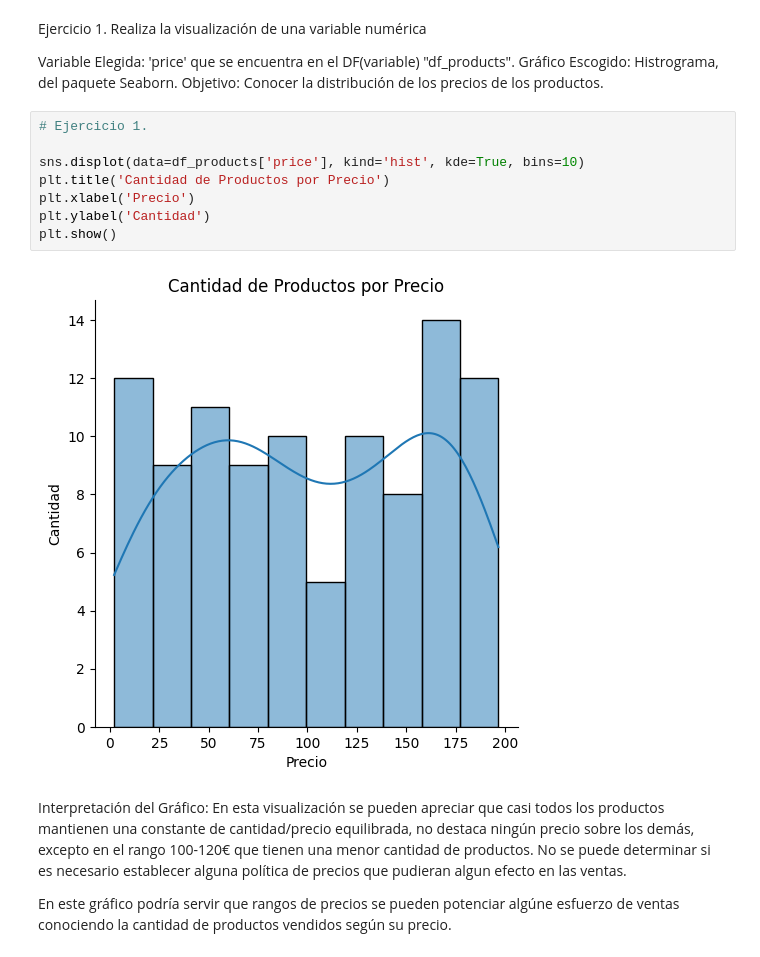
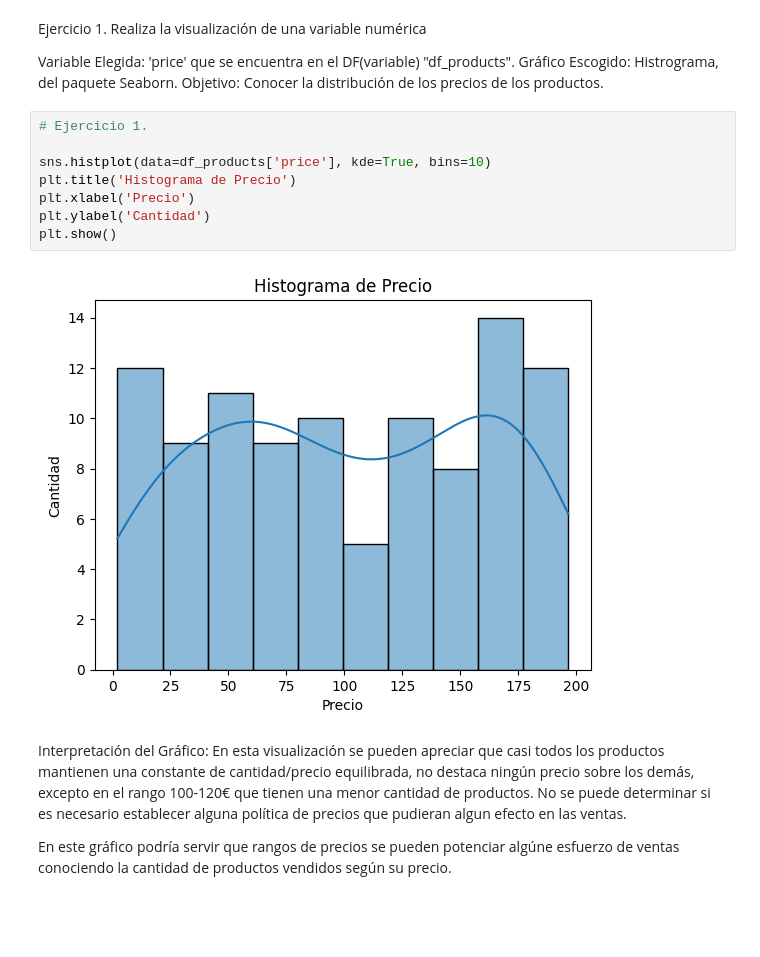
Before and after one commit to hailemen/sprint8, a Jupyter notebook: HAILE_SPRINT8_NIVEL1.ipynb, the cells around one changed output. Saved outputs shown, nothing was run; the diff lists cells and outputs as text; blank space fills up the shorter version.

```diff
--- a/HAILE_SPRINT8_NIVEL1.ipynb
+++ b/HAILE_SPRINT8_NIVEL1.ipynb
@@ -155,13 +155,13 @@ Objetivo: Conocer la distribución de los precios de los productos.
 # %%
 # Ejercicio 1.
 
-sns.displot(data=df_products['price'], kind='hist', kde=True, bins=10)
-plt.title('Cantidad de Productos por Precio')
+sns.histplot(data=df_products['price'], kde=True, bins=10)
+plt.title('Histograma de Precio')
 plt.xlabel('Precio')
 plt.ylabel('Cantidad')
 plt.show()
 # %% [output]
-[figure, old version]
+[figure, new version]
 # %% [markdown]
 Interpretación del Gráfico: En esta visualización se pueden apreciar que casi todos los productos mantienen una constante de cantidad/precio equilibrada, no destaca ningún
 precio sobre los demás, excepto en el rango 100-120€ que tienen una menor cantidad de productos. No se puede determinar si es necesario establecer alguna política de precios
```
